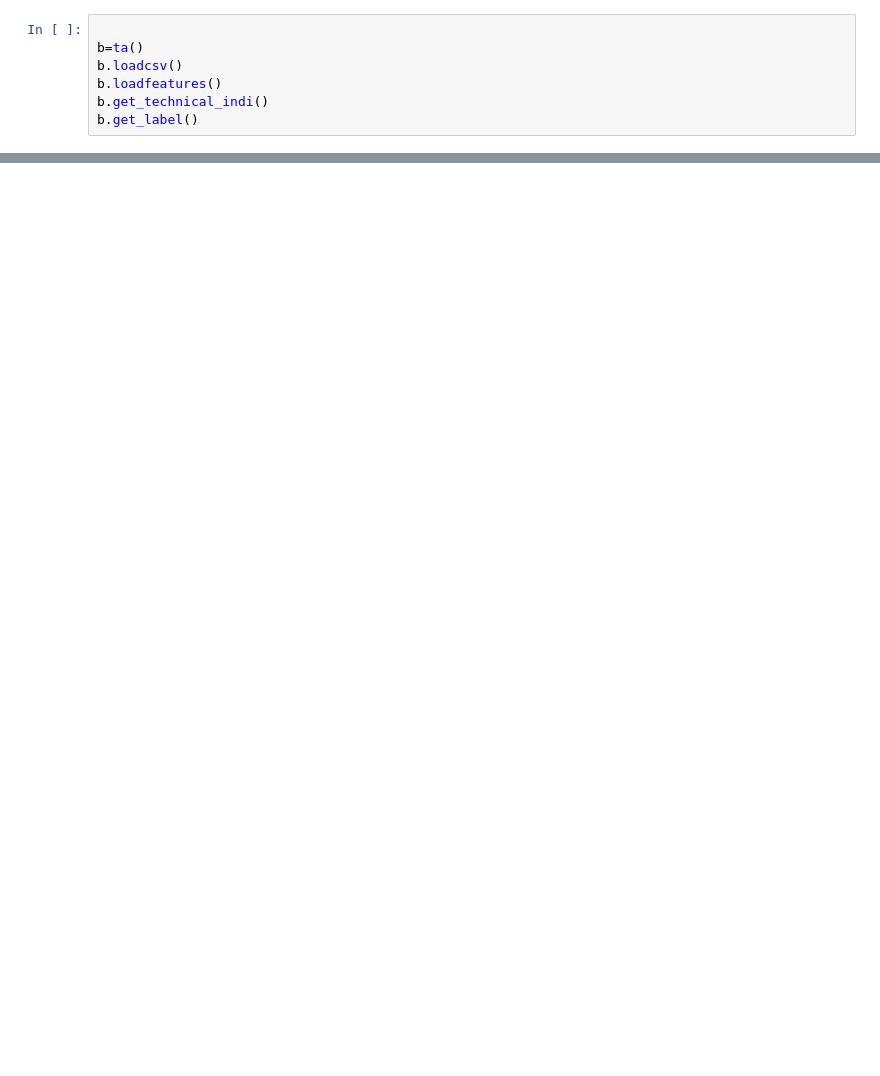
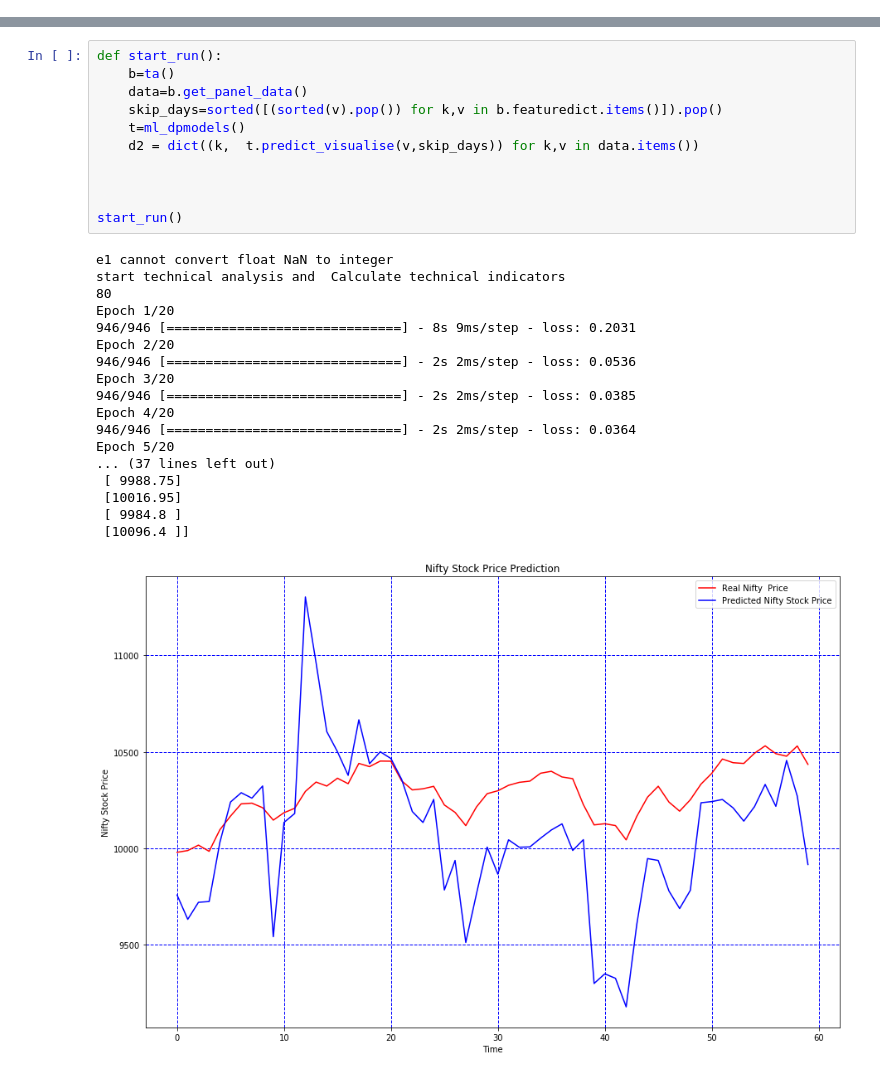
Before and after one commit to SanjotRaibagkar/mokshtech, a Jupyter notebook: finProduct/stockprediction/technicalanalysis.ipynb, the cells around one changed output, grey strips where cells are left out. Cells and saved outputs as stored; diff of their text form; blank space fills up the shorter version.

Commit message:
technical analysys ,rnn model withall combinations

```diff
--- a/finProduct/stockprediction/technicalanalysis.ipynb
+++ b/finProduct/stockprediction/technicalanalysis.ipynb
@@ -164,7 +30,0 @@ class ta(lcsv.Load_csv):
-# %%
-
-b=ta()
-b.loadcsv()
-b.loadfeatures()
-b.get_technical_indi()
-b.get_label()
@@ -188,0 +395,30 @@ start
+# %%
+def start_run():
+    b=ta()
+    data=b.get_panel_data()
+    skip_days=sorted([(sorted(v).pop()) for k,v in b.featuredict.items()]).pop()
+    t=ml_dpmodels()
+    d2 = dict((k,  t.predict_visualise(v,skip_days)) for k,v in data.items())
+
+
+
+start_run()
+# %% [output]
+e1 cannot convert float NaN to integer
+start technical analysis and  Calculate technical indicators
+80
+Epoch 1/20
+946/946 [==============================] - 8s 9ms/step - loss: 0.2031
+Epoch 2/20
+946/946 [==============================] - 2s 2ms/step - loss: 0.0536
+Epoch 3/20
+946/946 [==============================] - 2s 2ms/step - loss: 0.0385
+Epoch 4/20
+946/946 [==============================] - 2s 2ms/step - loss: 0.0364
+Epoch 5/20
+... (37 lines left out)
+ [ 9988.75]
+ [10016.95]
+ [ 9984.8 ]
+ [10096.4 ]]
+[figure, added]
```
Also changed, not shown: parts of 6 cells of this notebook.
